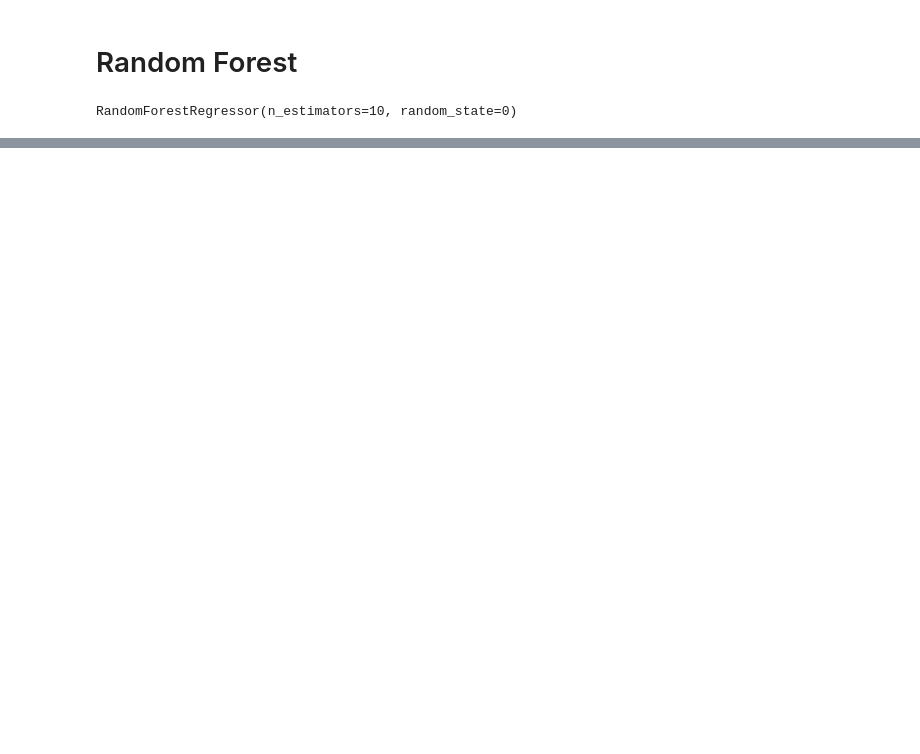
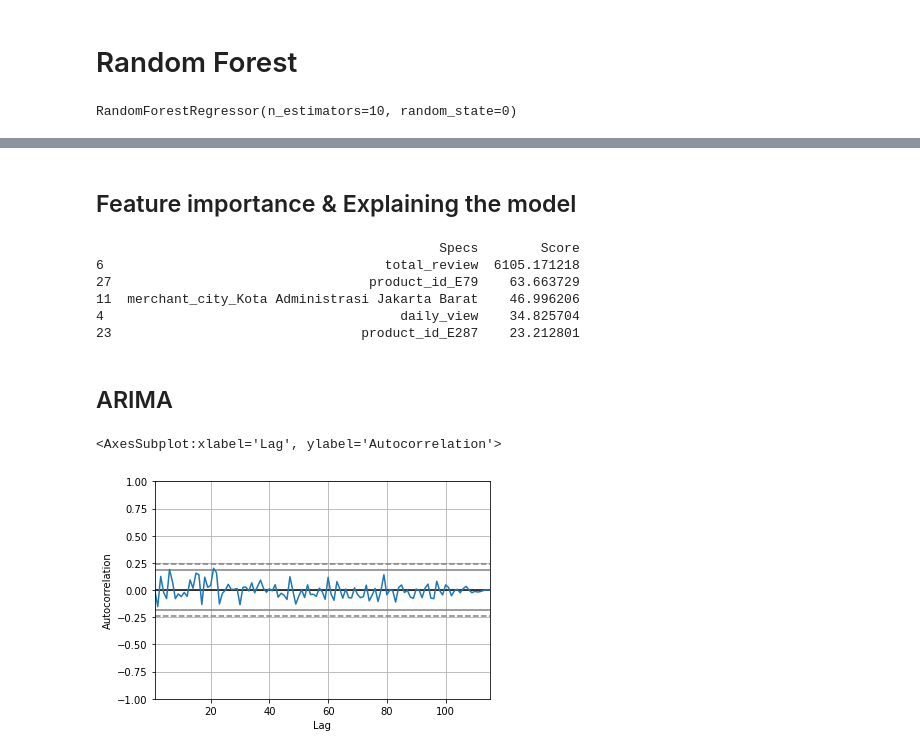
Before and after one commit to sriram1999s/DataAnalytics, a Jupyter notebook: ANALYSIS OF PHONE SALES MARKETPLACE DATA.ipynb, the cells around one changed output, grey strips where cells are left out. Drawn from its saved outputs; the diff is of its cells as text; code cells hidden in the pictures; blank space fills up the shorter version.

Commit message:
arima

```diff
--- a/ANALYSIS OF PHONE SALES MARKETPLACE DATA.ipynb
+++ b/ANALYSIS OF PHONE SALES MARKETPLACE DATA.ipynb
@@ -571,0 +581,23 @@ plt.show()
+# %% [markdown]
+## Feature importance & Explaining the model
+# %%
+from sklearn.feature_selection import SelectKBest
+from sklearn.feature_selection import  f_regression
+bestfeat=SelectKBest(score_func= f_regression, k=10)
+temp_x=curr_data.copy()
+temp_x.drop(['total_sold'],axis=1,inplace=True)
+temp_x=temp_x.to_numpy()
+temp_y=curr_data['total_sold']
+fit=bestfeat.fit(temp_x,temp_y)
+scores=pd.DataFrame(fit.scores_)
+col=pd.DataFrame(curr_data.columns)
+featureScores = pd.concat([col,scores],axis=1)
+featureScores.columns=["Specs","Score"]
+print(featureScores.nlargest(5,'Score'))
+# %% [output]
+                                            Specs        Score
+6                                    total_review  6105.171218
+27                                 product_id_E79    63.663729
+11  merchant_city_Kota Administrasi Jakarta Barat    46.996206
+4                                      daily_view    34.825704
+23                                product_id_E287    23.212801
@@ -571,0 +611,2 @@ plt.show()
+# %% [markdown]
+## ARIMA
@@ -571,0 +617,6 @@ plt.show()
+# %%
+predictors=curr_data['total_sold']
+autocorrelation_plot(predictors)
+# %% [output]
+<AxesSubplot:xlabel='Lag', ylabel='Autocorrelation'>
+[figure, added]
```
Also changed, not shown: parts of 37 cells of this notebook.
